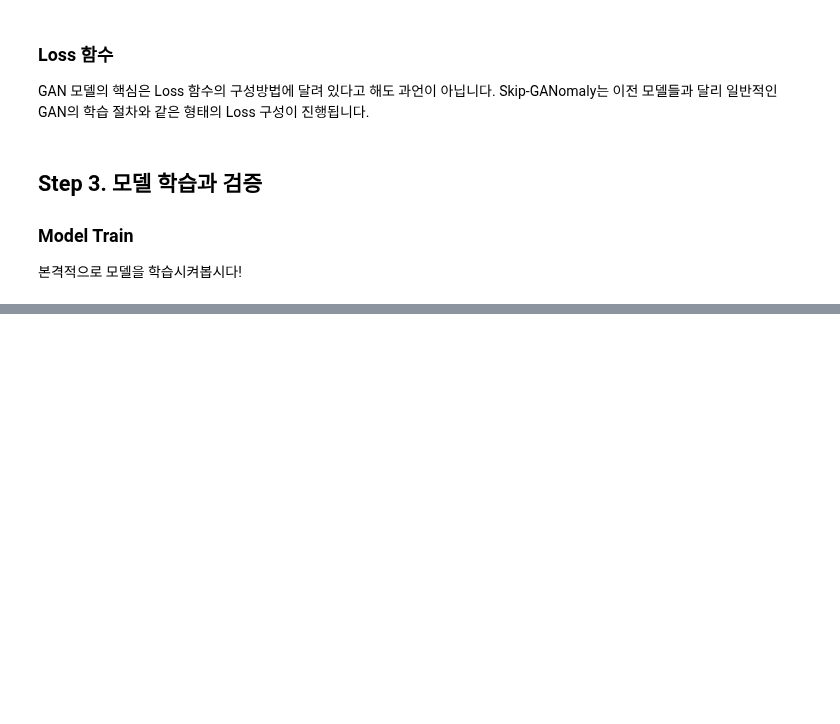
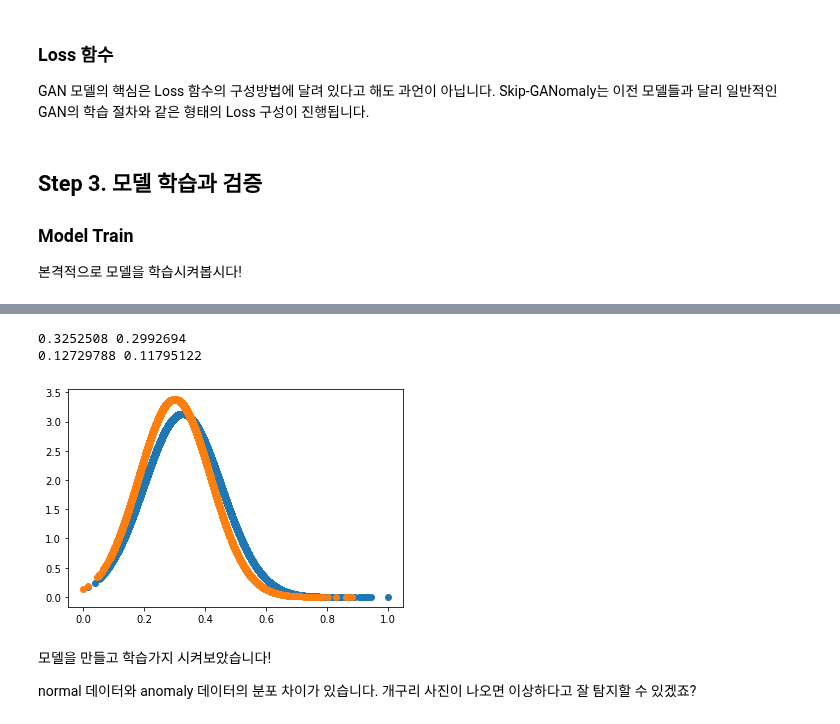
Before and after one commit to jiyeoon/aiffel, a Jupyter notebook: Week16/Exploration28(2).ipynb, the cells around one changed output, grey strips where cells are left out. Cells and saved outputs as stored; diff of their text form; code cells hidden in the pictures; blank space fills up the shorter version.

```diff
--- a/Week16/Exploration28(2).ipynb
+++ b/Week16/Exploration28(2).ipynb
@@ -398,0 +461,14 @@ Steps : 15100,   Total Gen Loss : 25.084409713745117,    Total Dis Loss : 0.0060
+# %%
+plt.plot(normal, norm.pdf(normal, np.mean(normal), np.std(normal)), 'o')
+plt.plot(anormaly, norm.pdf(anormaly, np.mean(anormaly), np.std(anormaly)), 'o')
+
+print(np.mean(normal), np.mean(anormaly))
+print(np.std(normal), np.std(anormaly))
+# %% [output]
+0.3252508 0.2992694
+0.12729788 0.11795122
+[figure, added]
+# %% [markdown]
+모델을 만들고 학습가지 시켜보았습니다!
+
+normal 데이터와 anomaly 데이터의 분포 차이가 있습니다. 개구리 사진이 나오면 이상하다고 잘 탐지할 수 있겠죠?
```
Also changed, not shown: parts of 7 cells of this notebook.
